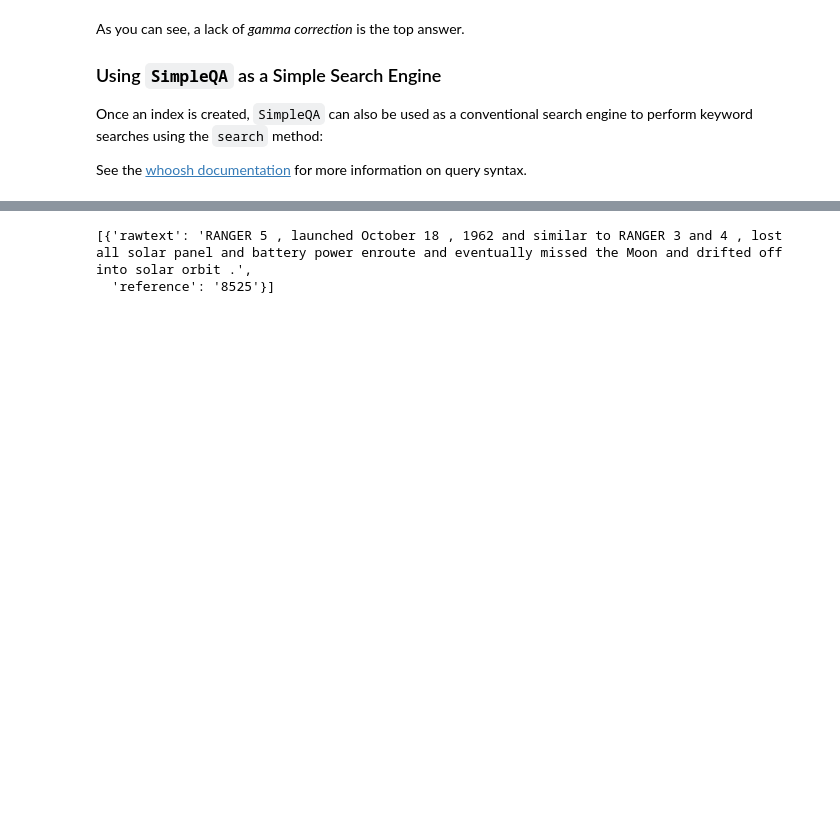
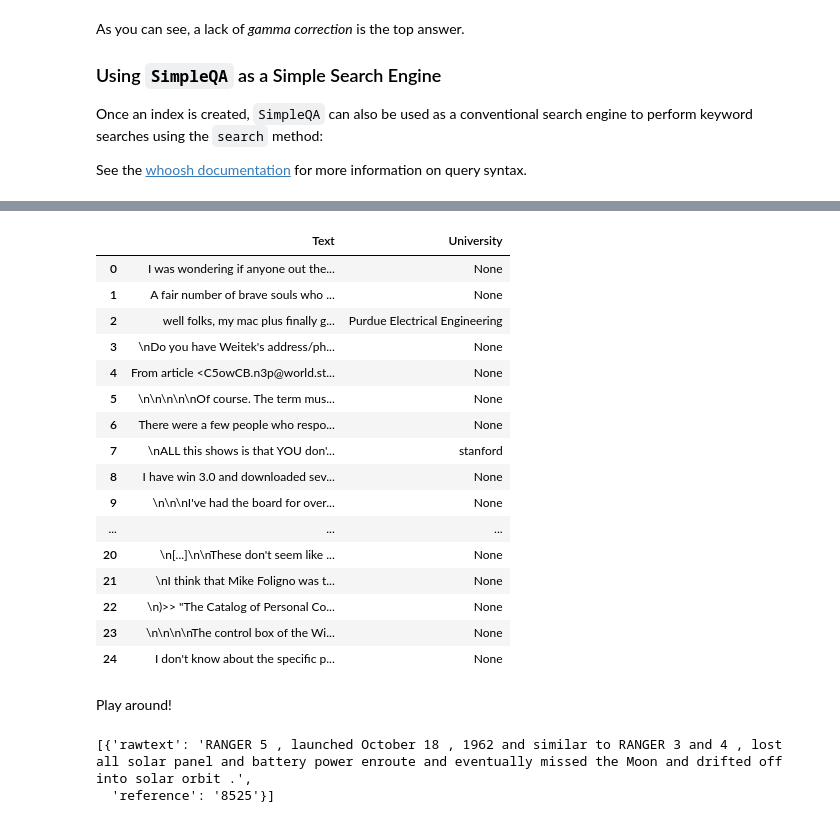
Before and after one commit to ribespaul/NLP-MBD-EN2021S-Electives, a Jupyter notebook: qa_practice_dl/question_answering_with_bert.ipynb, the cells around one changed output, grey strips where cells are left out. Drawn from its saved outputs; the diff is of its cells as text; code cells hidden in the pictures; blank space fills up the shorter version.

```diff
--- a/qa_practice_dl/question_answering_with_bert.ipynb
+++ b/qa_practice_dl/question_answering_with_bert.ipynb
@@ -145,0 +188,18 @@ See the [whoosh documentation](https://whoosh.readthedocs.io/en/latest/querylang
+# %%
+data = [
+'Indeed, risk factors are sex, obesity, genetic factors and mechanical factors (3) .',
+'There is a risk of Donald Trump running again in 2024.',
+"""This risk was consistent across patients stratified by history of CVD, risk factors
+but no CVD, and neither CVD nor risk factors.""",
+"""Risk factors associated with subsequent death include older age, hypertension, diabetes,
+ischemic heart disease, obesity and chronic lung disease; however, sometimes
+there are no obvious risk factors .""",
+'Three major risk factors for COVID-19 were sex (male), age (≥60), and severe pneumonia.',
+'His speciality is medical risk assessments, and he is 30 years old.',
+"""Results: A total of nine studies including 356 patients were included in this study,
+the mean age was 52.4 years and 221 (62.1%) were male."""]
+
+import pandas as pd
+pd.set_option("display.max_colwidth", None)
+df = pd.DataFrame(data, columns=['Text'])
+df.head(10)
@@ -145,0 +221,6 @@ See the [whoosh documentation](https://whoosh.readthedocs.io/en/latest/querylang
+# %%
+from ktrain.text.qa import AnswerExtractor
+ae = AnswerExtractor()
+df = ae.extract(df.Text.values, df, [('What are the risk factors?', 'Risk Factors'),
+                                     ('How many individuals in sample?', 'Sample Size')])
+df.head(10)
@@ -145,0 +260,4 @@ See the [whoosh documentation](https://whoosh.readthedocs.io/en/latest/querylang
+# %%
+df = pd.DataFrame(docs[:25], columns=['Text'])
+ae.extract(df.Text.values, df, [('What is the university?', 'University')])
+# %% [output]
@@ -146,3 +265,22 @@ See the [whoosh documentation](https://whoosh.readthedocs.io/en/latest/querylang
+|  | Text | University |
+| 0 | I was wondering if anyone out the... | None |
+| 1 | A fair number of brave souls who ... | None |
+| 2 | well folks, my mac plus finally g... | Purdue Electrical Engineering |
+| 3 | \nDo you have Weitek's address/ph... | None |
+| 4 | From article <C5owCB.n3p@world.st... | None |
+| 5 | \n\n\n\n\nOf course. The term mus... | None |
+| 6 | There were a few people who respo... | None |
+| 7 | \nALL this shows is that YOU don'... | stanford |
+| 8 | I have win 3.0 and downloaded sev... | None |
+| 9 | \n\n\nI've had the board for over... | None |
+| ... | ... | ... |
+| 20 | \n[...]\n\nThese don't seem like ... | None |
+| 21 | \nI think that Mike Foligno was t... | None |
+| 22 | \n)>> "The Catalog of Personal Co... | None |
+| 23 | \n\n\n\nThe control box of the Wi... | None |
+| 24 | I don't know about the specific p... | None |
+# %% [markdown]
+Play around!
 # %%
 qa.search(' "solar orbit" AND "battery power" ') # find documents that contain both these phrases
 # %% [output]
```
Also changed, not shown: parts of 16 cells of this notebook.
